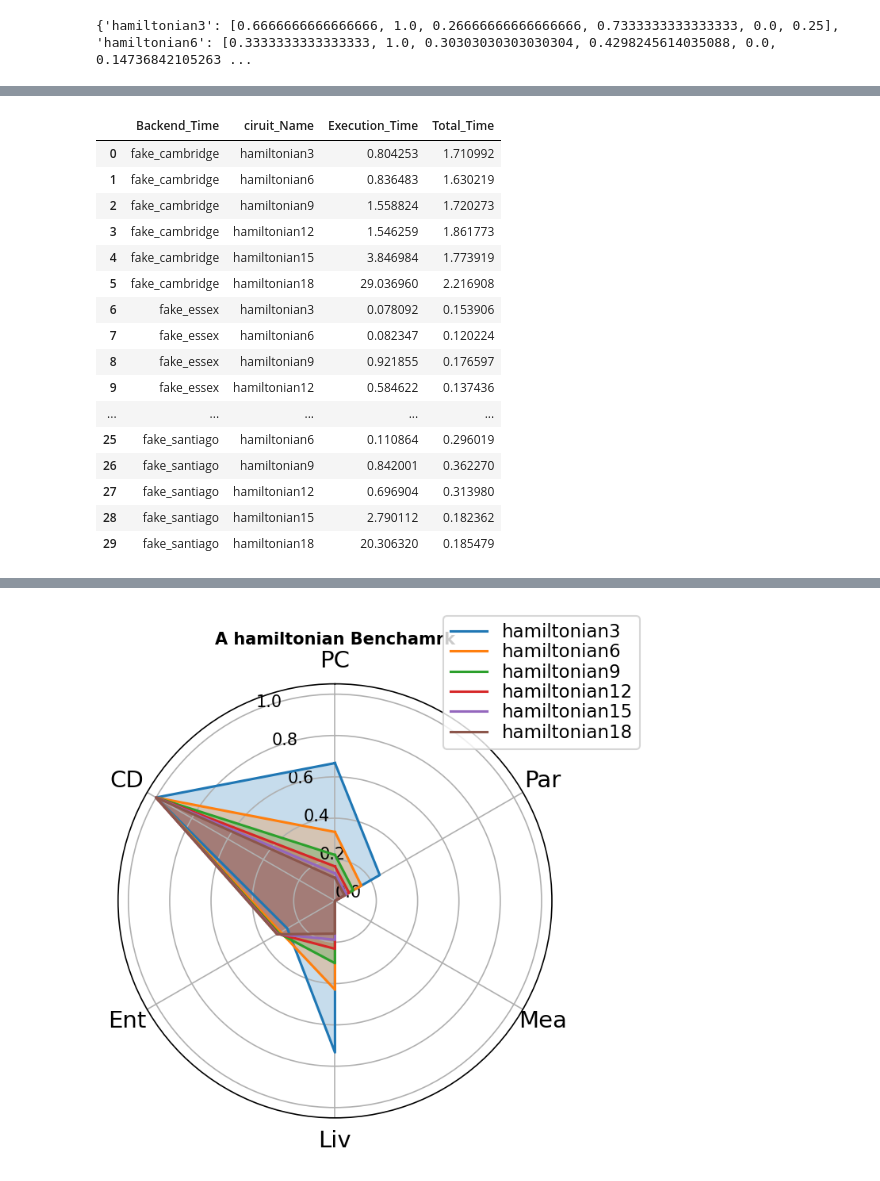
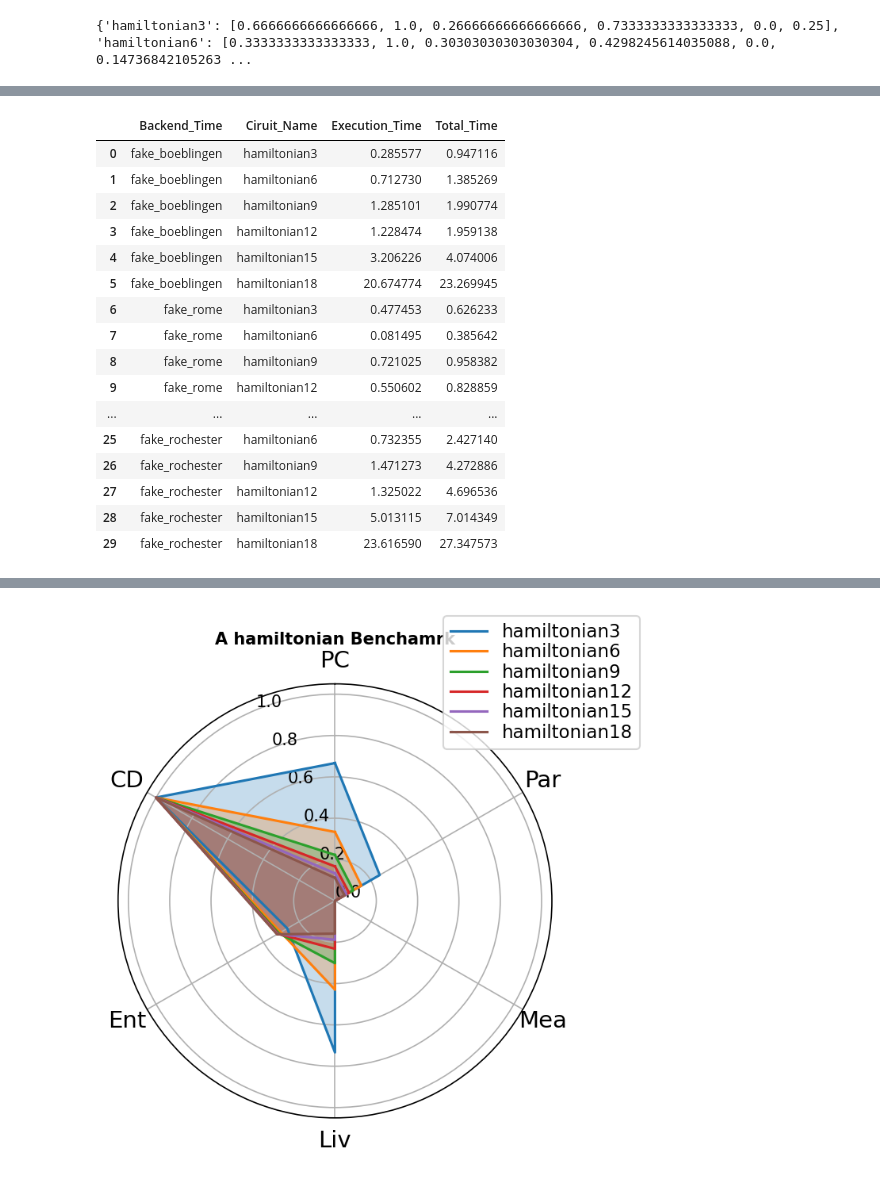
Before and after one commit to vandnaChaturvedi/Supermarq_benchmark_POC, a Jupyter notebook: sm_Hamiltonian_Simulation.ipynb, the cells around one changed output, grey strips where cells are left out. Cells and saved outputs as stored; diff of their text form; code cells hidden in the pictures.

```diff
--- a/sm_Hamiltonian_Simulation.ipynb
+++ b/sm_Hamiltonian_Simulation.ipynb
@@ -13,6 +13,7 @@ upper_limit= 20 # the lower limit of qubits for the circuit
 steps= 3 #jump in qubit numbers
 name_of_algo='hamiltonian'
 # %%
-all_fakes=[FakeAlmadenV2,FakeArmonkV2,FakeAthensV2,FakeAuckland,FakeBelemV2,FakeBoeblingenV2,FakeBogotaV2,FakeBrooklynV2,FakeBurlingtonV2,FakeCairoV2,FakeCambridgeV2,FakeCasablancaV2,FakeEssexV2,FakeGeneva,FakeGuadalupeV2,FakeHanoiV2,FakeJakartaV2,FakeJohannesburgV2,FakeKolkataV2,FakeLagosV2,FakeLimaV2,FakeLondonV2,FakeManhattanV2,FakeManilaV2,FakeMelbourneV2,FakeMontrealV2,FakeMumbaiV2,FakeNairobiV2,FakeOslo,FakeOurenseV2,FakeParisV2,FakePerth,FakePrague,FakePoughkeepsieV2,FakeQuitoV2,FakeRochesterV2,FakeRomeV2,FakeSantiagoV2,FakeSherbrooke,FakeSingaporeV2,FakeSydneyV2,FakeTorontoV2,FakeValenciaV2,FakeVigoV2,FakeWashingtonV2,FakeYorktownV2]
-import random; selected_fakes = random.sample(all_fakes, f)
-selected_fakes  # having any randomly selected 5 fake backends out of 46 mentioned in the inital list
+#all_fakes=[FakeAlmadenV2,FakeArmonkV2,FakeAthensV2,FakeAuckland,FakeBelemV2,FakeBoeblingenV2,FakeBogotaV2,FakeBrooklynV2,FakeBurlingtonV2,FakeCairoV2,FakeCambridgeV2,FakeCasablancaV2,FakeEssexV2,FakeGeneva,FakeGuadalupeV2,FakeHanoiV2,FakeJakartaV2,FakeJohannesburgV2,FakeKolkataV2,FakeLagosV2,FakeLimaV2,FakeLondonV2,FakeManhattanV2,FakeManilaV2,FakeMelbourneV2,FakeMontrealV2,FakeMumbaiV2,FakeNairobiV2,FakeOslo,FakeOurenseV2,FakeParisV2,FakePerth,FakePrague,FakePoughkeepsieV2,FakeQuitoV2,FakeRochesterV2,FakeRomeV2,FakeSantiagoV2,FakeSherbrooke,FakeSingaporeV2,FakeSydneyV2,FakeTorontoV2,FakeValenciaV2,FakeVigoV2,FakeWashingtonV2,FakeYorktownV2]
+#selected_fakes = random.sample(all_fakes, f)
+#selected_fakes  # having any randomly selected 5 fake backends out of 46 mentioned in the inital list
+selected_fakes=[FakeBoeblingenV2,FakeRomeV2,FakeGeneva,FakeTorontoV2,FakeRochesterV2]
@@ -64,7 +48,6 @@ print(benchmark_features)
 # %% [output]
 {'hamiltonian3': [0.6666666666666666, 1.0, 0.26666666666666666, 0.7333333333333333, 0.0, 0.25], 'hamiltonian6': [0.3333333333333333, 1.0, 0.30303030303030304, 0.4298245614035088, 0.0, 0.14736842105263 ...
 # %%
-%time
 import time
 import pandas as pd
 from IPython.display import display
@@ -77,25 +60,25 @@ for backend in selected_fakes:
         circuit=benchmark.qiskit_circuit()
         score_list=[]
         timetaken=[]
-        for i in range(0,5):
+        for i in range(0,1):
             start=time.time()
             job = backend().run(circuit, shots=1000)
-            end=time.time()-start
             result = job.result()
             counts = job.result(0).get_counts()
             score = benchmark.score(counts)
+            end=time.time()-start
             score_list.append(score)
             t=job.result(0).time_taken
             timetaken.append(t)
-            #print(i+1,"th iteration Execution time::",t)
-            print(label ," ExecutionTime:",t,"")
-        print("------------------------------------------")
+            print(i+1,"th iteration,", label ," Execution time::",t, "Total Time Taken ::",end )
+            #print(label ," ExecutionTime:",t,"& Total time:",end)
+        #print("------------------------------------------")
         score = np.mean(score_list)
         sd = np.std(score_list)
         execution_time = np.mean(timetaken)
         dictionary={}
         dictionary["Backend_Time"]=backend().name
-        dictionary["ciruit_Name"]=label
+        dictionary["Ciruit_Name"]=label
         dictionary["Execution_Time"]=execution_time
         dictionary["Total_Time"]=end
         data.append(dictionary)
@@ -125,20 +108,20 @@ hamiltonian18  ExecutionTime: 20.354057788848877
-|  | Backend_Time | ciruit_Name | Execution_Time | Total_Time |
-| 0 | fake_cambridge | hamiltonian3 | 0.804253 | 1.710992 |
-| 1 | fake_cambridge | hamiltonian6 | 0.836483 | 1.630219 |
-| 2 | fake_cambridge | hamiltonian9 | 1.558824 | 1.720273 |
-| 3 | fake_cambridge | hamiltonian12 | 1.546259 | 1.861773 |
-| 4 | fake_cambridge | hamiltonian15 | 3.846984 | 1.773919 |
-| 5 | fake_cambridge | hamiltonian18 | 29.036960 | 2.216908 |
-| 6 | fake_essex | hamiltonian3 | 0.078092 | 0.153906 |
-| 7 | fake_essex | hamiltonian6 | 0.082347 | 0.120224 |
-| 8 | fake_essex | hamiltonian9 | 0.921855 | 0.176597 |
-| 9 | fake_essex | hamiltonian12 | 0.584622 | 0.137436 |
+|  | Backend_Time | Ciruit_Name | Execution_Time | Total_Time |
+| 0 | fake_boeblingen | hamiltonian3 | 0.285577 | 0.947116 |
+| 1 | fake_boeblingen | hamiltonian6 | 0.712730 | 1.385269 |
+| 2 | fake_boeblingen | hamiltonian9 | 1.285101 | 1.990774 |
+| 3 | fake_boeblingen | hamiltonian12 | 1.228474 | 1.959138 |
+| 4 | fake_boeblingen | hamiltonian15 | 3.206226 | 4.074006 |
+| 5 | fake_boeblingen | hamiltonian18 | 20.674774 | 23.269945 |
+| 6 | fake_rome | hamiltonian3 | 0.477453 | 0.626233 |
+| 7 | fake_rome | hamiltonian6 | 0.081495 | 0.385642 |
+| 8 | fake_rome | hamiltonian9 | 0.721025 | 0.958382 |
+| 9 | fake_rome | hamiltonian12 | 0.550602 | 0.828859 |
 | ... | ... | ... | ... | ... |
-| 25 | fake_santiago | hamiltonian6 | 0.110864 | 0.296019 |
-| 26 | fake_santiago | hamiltonian9 | 0.842001 | 0.362270 |
-| 27 | fake_santiago | hamiltonian12 | 0.696904 | 0.313980 |
-| 28 | fake_santiago | hamiltonian15 | 2.790112 | 0.182362 |
-| 29 | fake_santiago | hamiltonian18 | 20.306320 | 0.185479 |
+| 25 | fake_rochester | hamiltonian6 | 0.732355 | 2.427140 |
+| 26 | fake_rochester | hamiltonian9 | 1.471273 | 4.272886 |
+| 27 | fake_rochester | hamiltonian12 | 1.325022 | 4.696536 |
+| 28 | fake_rochester | hamiltonian15 | 5.013115 | 7.014349 |
+| 29 | fake_rochester | hamiltonian18 | 23.616590 | 27.347573 |
 # %%
 all_scores={}
 all_fake_names=[]
```
Also changed, not shown: parts of 7 cells of this notebook, 1 other file.
